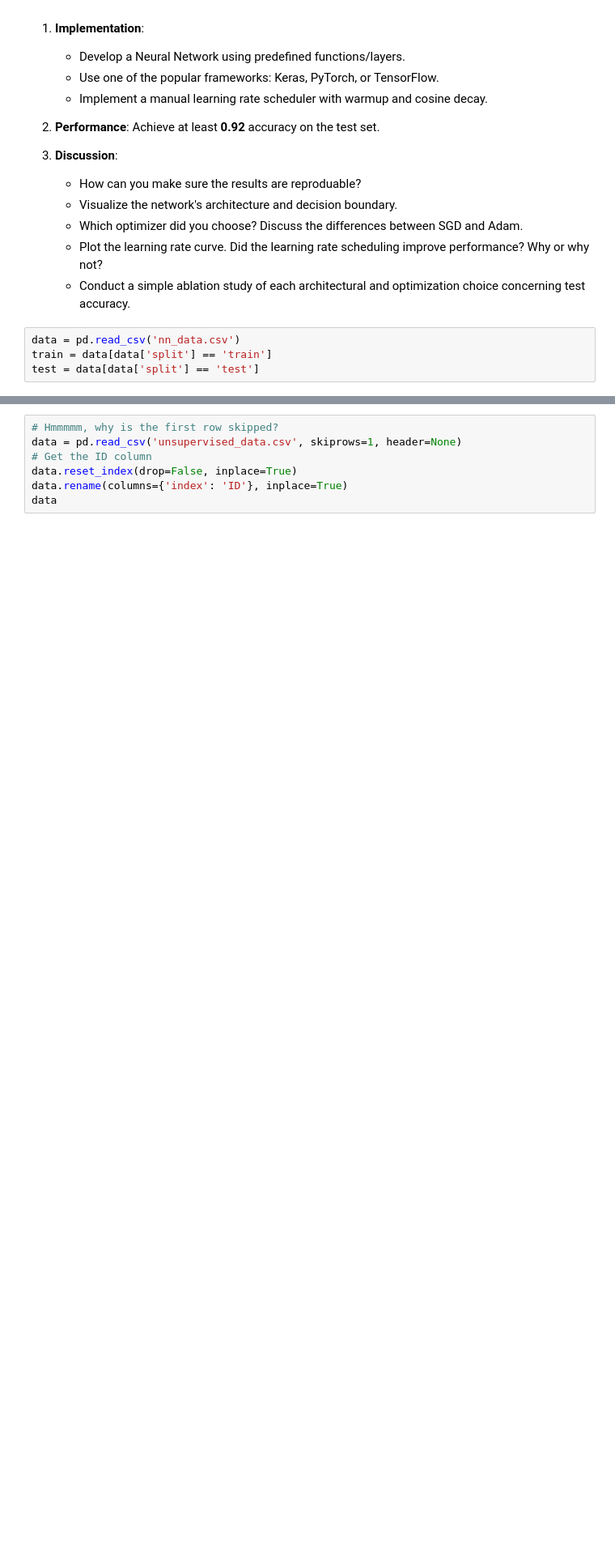
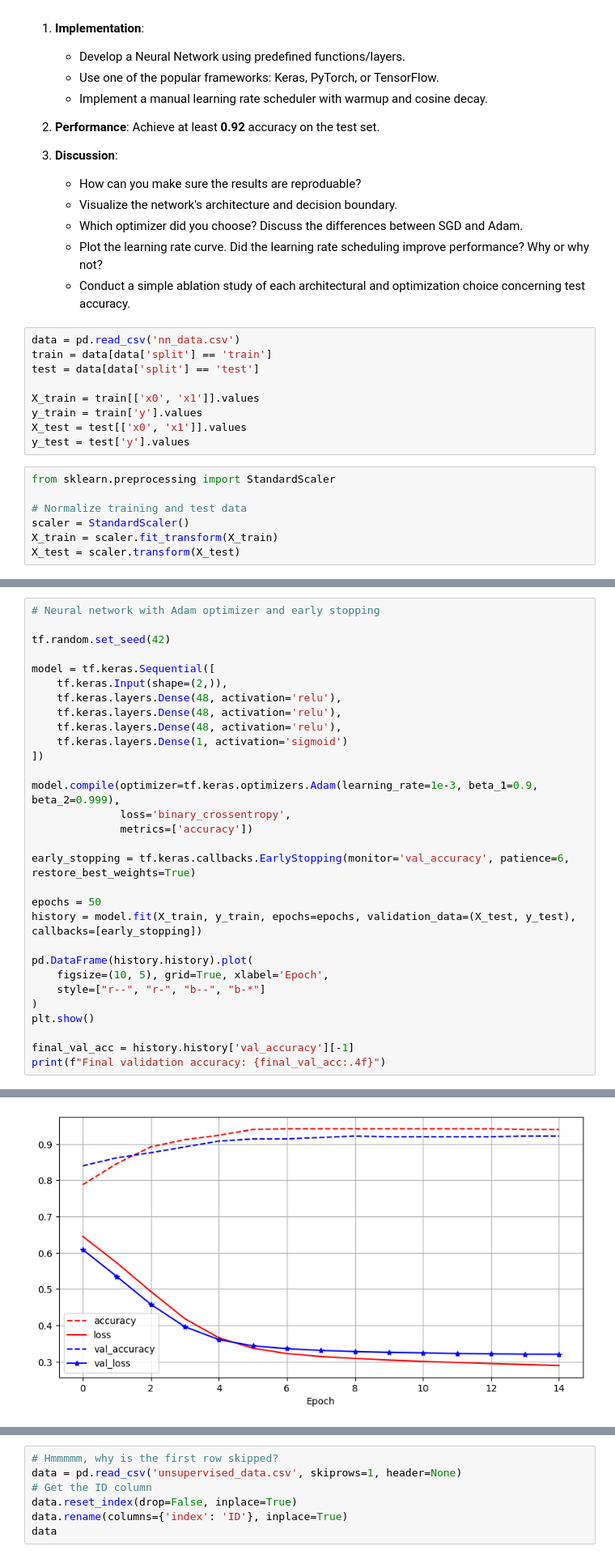
Before and after one commit to vehoug/TDT4172, a Jupyter notebook: Assignment2/Chapter_2.ipynb, the cells around one changed output, grey strips where cells are left out. Shown at 81% size. Saved outputs shown, nothing was run; the diff lists cells and outputs as text; blank space fills up the shorter version.

Commit message:
Complete mission 2.1 (Supervised Learning)

```diff
--- a/Assignment2/Chapter_2.ipynb
+++ b/Assignment2/Chapter_2.ipynb
@@ -66,4 +72,16 @@ The dataset consists of the same "Synapse Cipher" data from Assignment 1.
 data = pd.read_csv('nn_data.csv')
 train = data[data['split'] == 'train']
 test = data[data['split'] == 'test']
+
+X_train = train[['x0', 'x1']].values
+y_train = train['y'].values
+X_test = test[['x0', 'x1']].values
+y_test = test['y'].values
+# %%
+from sklearn.preprocessing import StandardScaler
+
+# Normalize training and test data
+scaler = StandardScaler()
+X_train = scaler.fit_transform(X_train)
+X_test = scaler.transform(X_test)
 # %%
@@ -79,0 +119,31 @@ plt.show()
+# %%
+# Neural network with Adam optimizer and early stopping
+
+tf.random.set_seed(42)
+
+model = tf.keras.Sequential([
+    tf.keras.Input(shape=(2,)),
+    tf.keras.layers.Dense(48, activation='relu'),
+    tf.keras.layers.Dense(48, activation='relu'),
+    tf.keras.layers.Dense(48, activation='relu'),
+    tf.keras.layers.Dense(1, activation='sigmoid')
+])
+
+model.compile(optimizer=tf.keras.optimizers.Adam(learning_rate=1e-3, beta_1=0.9, beta_2=0.999),
+              loss='binary_crossentropy',
+              metrics=['accuracy'])
+
+early_stopping = tf.keras.callbacks.EarlyStopping(monitor='val_accuracy', patience=6, restore_best_weights=True)
+
+epochs = 50
+history = model.fit(X_train, y_train, epochs=epochs, validation_data=(X_test, y_test), callbacks=[early_stopping])
+
+pd.DataFrame(history.history).plot(
+    figsize=(10, 5), grid=True, xlabel='Epoch',
+    style=["r--", "r-", "b--", "b-*"]
+)
+plt.show()
+
+final_val_acc = history.history['val_accuracy'][-1]
+print(f"Final validation accuracy: {final_val_acc:.4f}")
+# %% [output]
@@ -79,0 +169 @@ plt.show()
+[figure, added]
```
Also changed, not shown: parts of 12 cells of this notebook.
